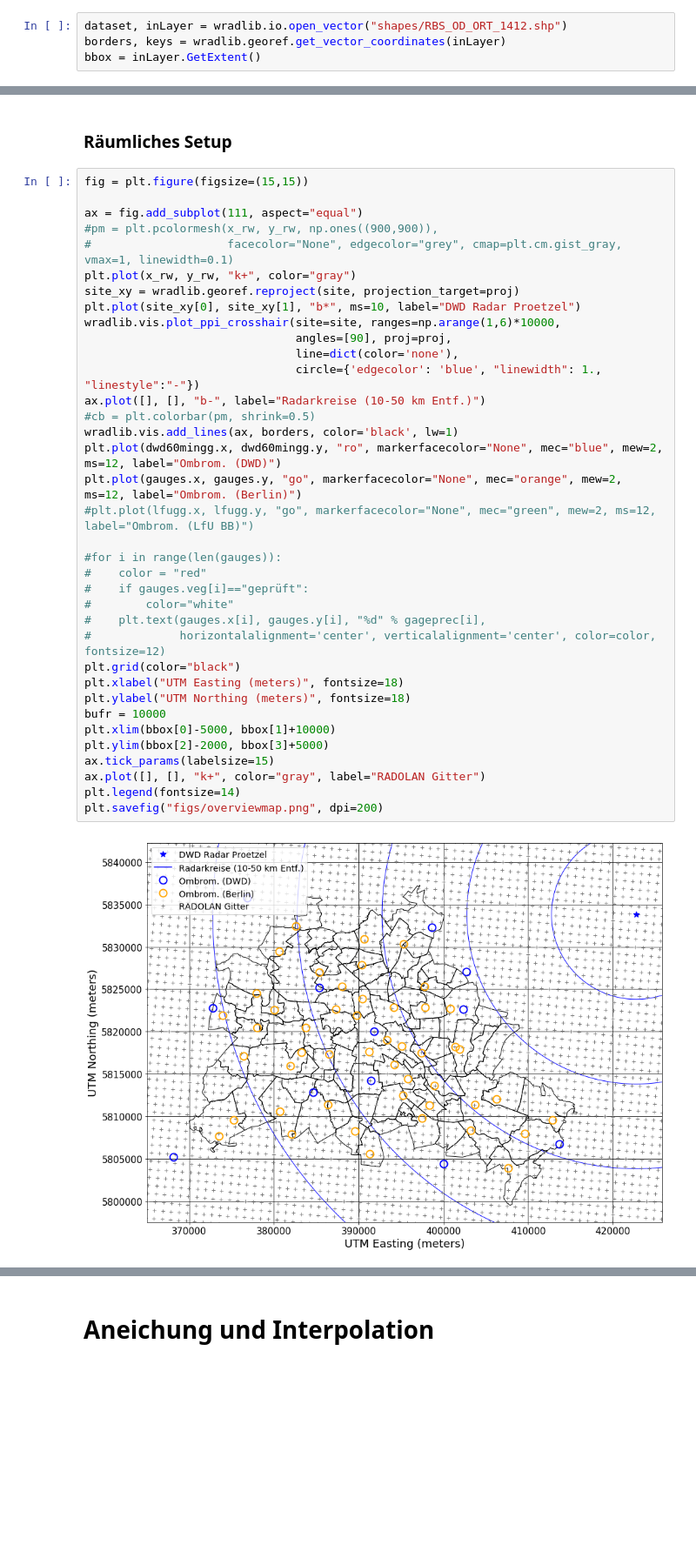
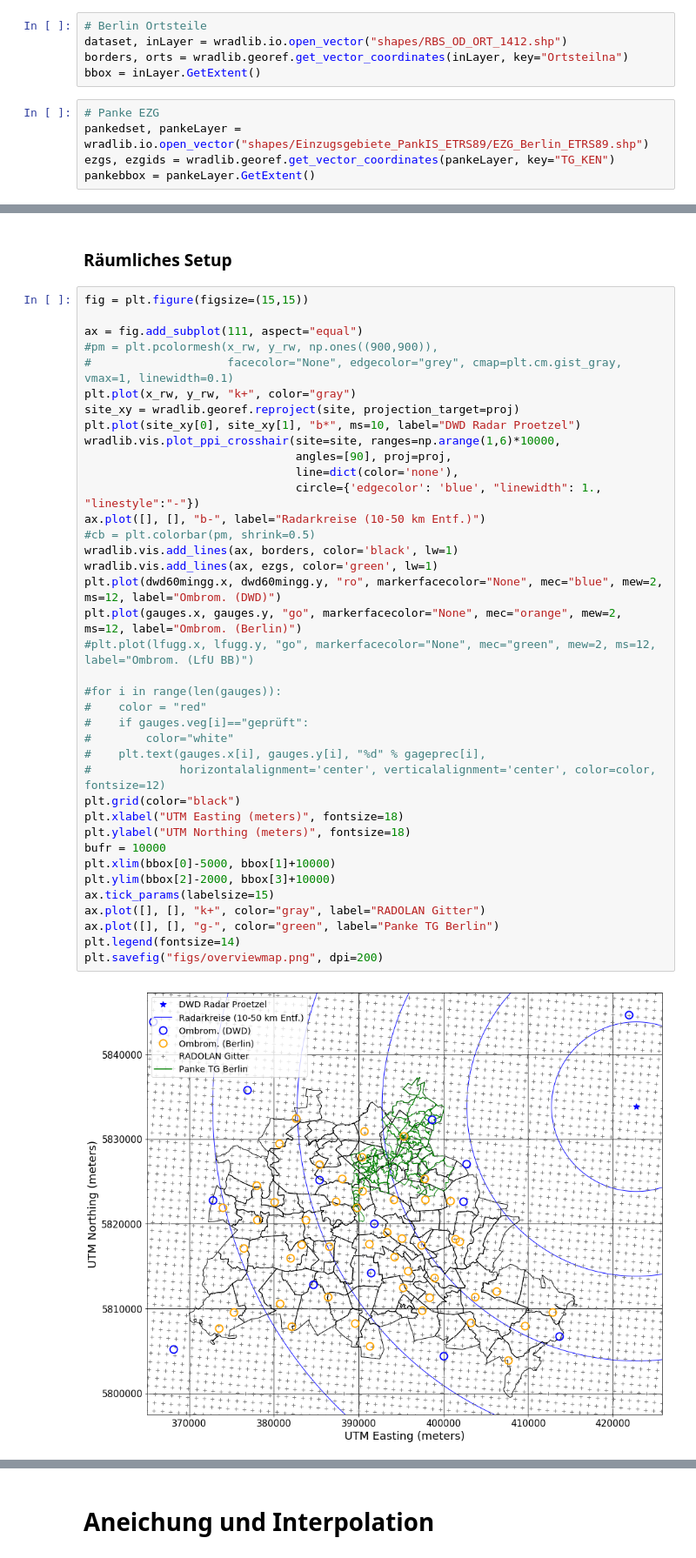
Before and after one commit to heistermann/rain-in-berlin, a Jupyter notebook: berlin_reanalysis.ipynb, the cells around one changed output, grey strips where cells are left out. Shown at 87% size. Cells and saved outputs as stored; diff of their text form; blank space fills up the shorter version.

```diff
--- a/berlin_reanalysis.ipynb
+++ b/berlin_reanalysis.ipynb
@@ -27,9 +31,15 @@ az = h.specs_dx["az"]
 # http://www.stadtentwicklung.berlin.de/service/gesetzestexte/de/download/geoinformation/koordinatenreferenzsysteme.pdf
 proj = wradlib.georef.epsg_to_osr(25833)
 # %%
+# Berlin Ortsteile
 dataset, inLayer = wradlib.io.open_vector("shapes/RBS_OD_ORT_1412.shp")
-borders, keys = wradlib.georef.get_vector_coordinates(inLayer)
+borders, orts = wradlib.georef.get_vector_coordinates(inLayer, key="Ortsteilna")
 bbox = inLayer.GetExtent()
+# %%
+# Panke EZG
+pankedset, pankeLayer = wradlib.io.open_vector("shapes/Einzugsgebiete_PankIS_ETRS89/EZG_Berlin_ETRS89.shp")
+ezgs, ezgids = wradlib.georef.get_vector_coordinates(pankeLayer, key="TG_KEN")
+pankebbox = pankeLayer.GetExtent()
 # %% [markdown]
 ### Niederschlagsschreiber (Berlin) laden
 # %%
@@ -187,32 +195,34 @@ ax = fig.add_subplot(111, aspect="equal")
 plt.plot(x_rw, y_rw, "k+", color="gray")
 site_xy = wradlib.georef.reproject(site, projection_target=proj)
 plt.plot(site_xy[0], site_xy[1], "b*", ms=10, label="DWD Radar Proetzel")
 wradlib.vis.plot_ppi_crosshair(site=site, ranges=np.arange(1,6)*10000,
                                angles=[90], proj=proj,
                                line=dict(color='none'),
                                circle={'edgecolor': 'blue', "linewidth": 1., "linestyle":"-"})
 ax.plot([], [], "b-", label="Radarkreise (10-50 km Entf.)")
 #cb = plt.colorbar(pm, shrink=0.5)
 wradlib.vis.add_lines(ax, borders, color='black', lw=1)
+wradlib.vis.add_lines(ax, ezgs, color='green', lw=1)
 plt.plot(dwd60mingg.x, dwd60mingg.y, "ro", markerfacecolor="None", mec="blue", mew=2, ms=12, label="Ombrom. (DWD)")
 plt.plot(gauges.x, gauges.y, "go", markerfacecolor="None", mec="orange", mew=2, ms=12, label="Ombrom. (Berlin)")
 #plt.plot(lfugg.x, lfugg.y, "go", markerfacecolor="None", mec="green", mew=2, ms=12, label="Ombrom. (LfU BB)")
 
 #for i in range(len(gauges)):
 #    color = "red"
 #    if gauges.veg[i]=="geprüft":
 #        color="white"
 #    plt.text(gauges.x[i], gauges.y[i], "%d" % gageprec[i],
 #             horizontalalignment='center', verticalalignment='center', color=color, fontsize=12)
 plt.grid(color="black")
 plt.xlabel("UTM Easting (meters)", fontsize=18)
 plt.ylabel("UTM Northing (meters)", fontsize=18)
 bufr = 10000
 plt.xlim(bbox[0]-5000, bbox[1]+10000)
-plt.ylim(bbox[2]-2000, bbox[3]+5000)
+plt.ylim(bbox[2]-2000, bbox[3]+10000)
 ax.tick_params(labelsize=15)
 ax.plot([], [], "k+", color="gray", label="RADOLAN Gitter")
+ax.plot([], [], "g-", color="green", label="Panke TG Berlin")
 plt.legend(fontsize=14)
 plt.savefig("figs/overviewmap.png", dpi=200)
 # %% [output]
-[figure, old version]
+[figure, new version]
```
Also changed, not shown: parts of 31 cells of this notebook, 17 other files.
